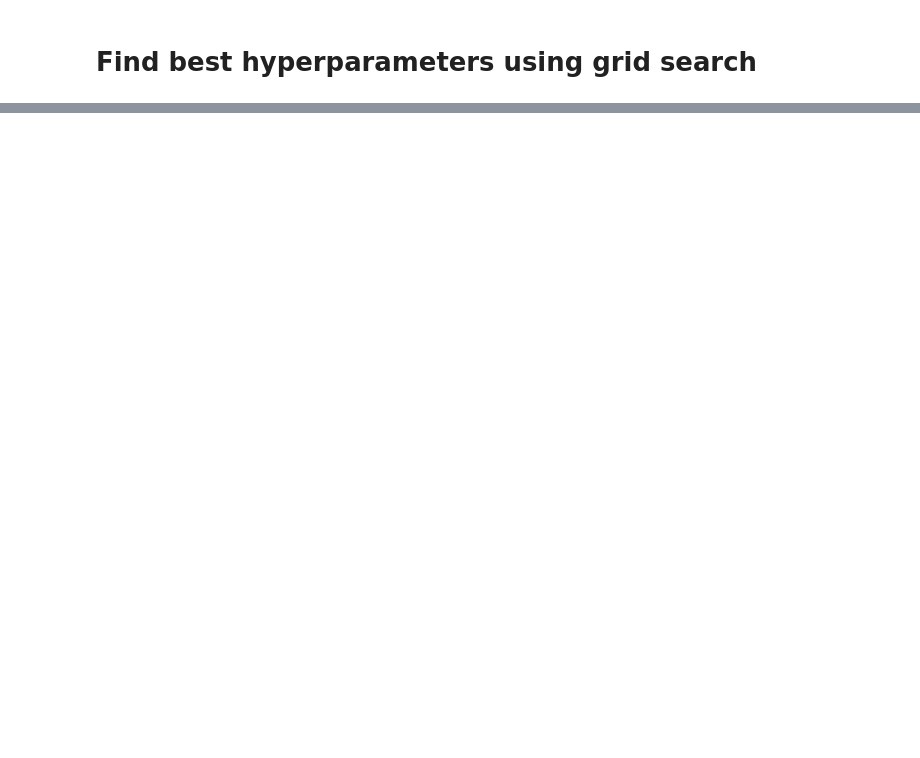
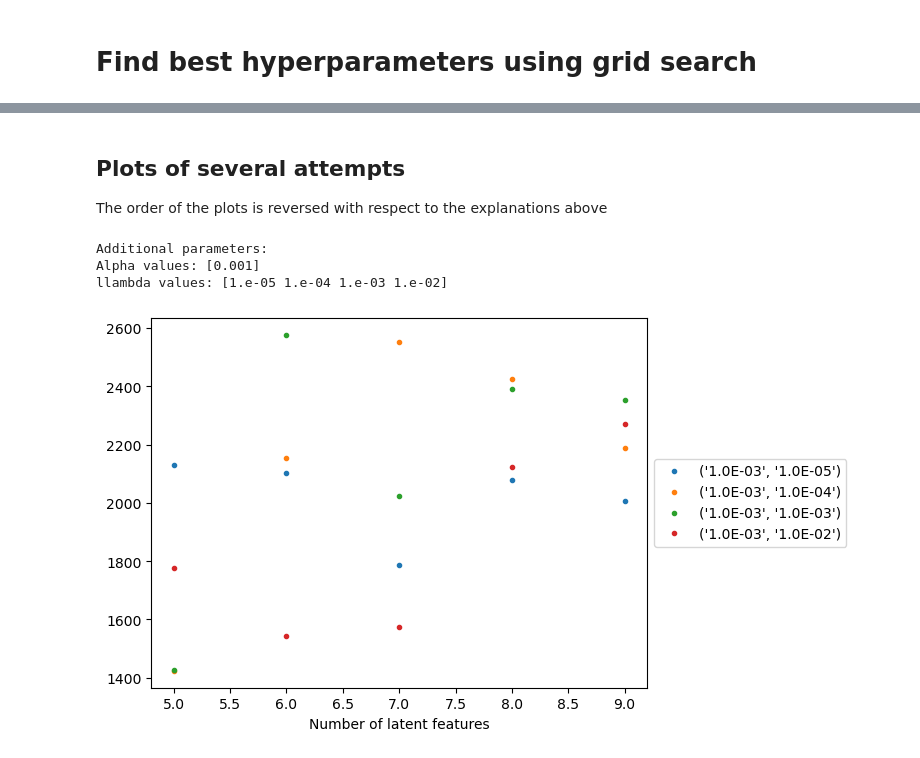
Before and after one commit to dymiyata/team-funk-playlist-generator, a Jupyter notebook: matrix_factorization/matrix_factorization.ipynb, the cells around one changed output, grey strips where cells are left out. Saved outputs shown, nothing was run; the diff lists cells and outputs as text; code cells hidden in the pictures; blank space fills up the shorter version.

```diff
--- a/matrix_factorization/matrix_factorization.ipynb
+++ b/matrix_factorization/matrix_factorization.ipynb
@@ -356,0 +457,10 @@ No implementation of function Function(<built-in function getitem>) found for si
+# %% [markdown]
+## Plots of several attempts
+The order of the plots is reversed with respect to the explanations above
+# %%
+plot_grid_search(costs, f_values, alpha_values, llambda_values)
+# %% [output]
+Additional parameters:
+Alpha values: [0.001]
+llambda values: [1.e-05 1.e-04 1.e-03 1.e-02]
+[figure, added]
```
Also changed, not shown: parts of 44 cells of this notebook, 2 other files.
